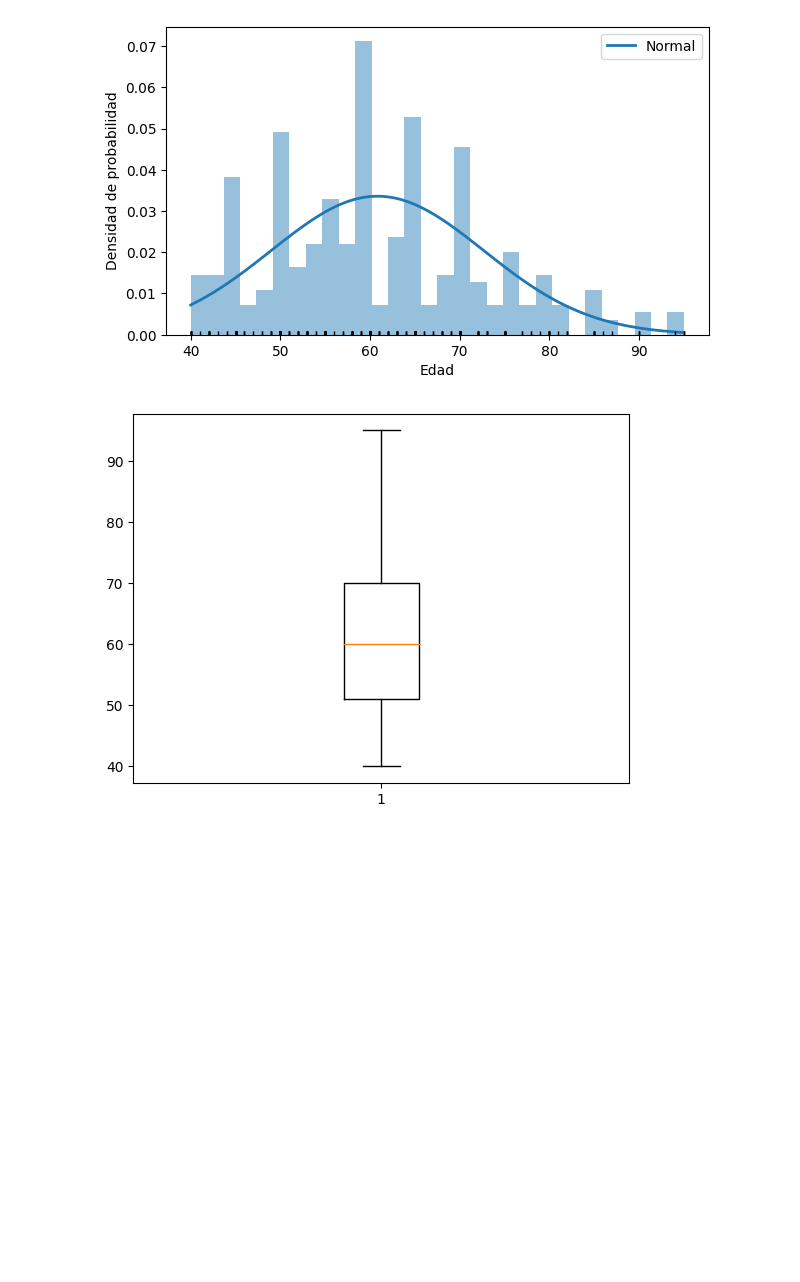
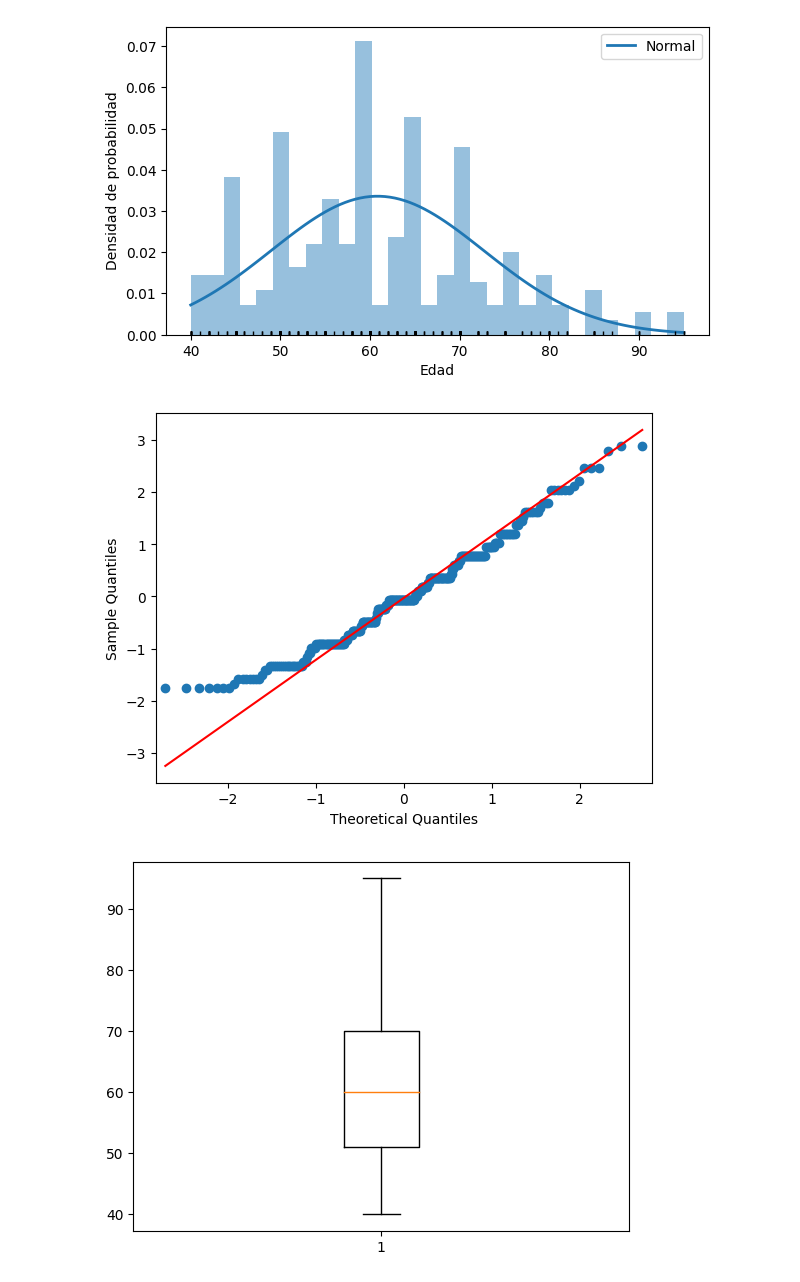
Before and after one commit to BertaVives/Analisis-de-la-insuficiencia-cardiaca, a Jupyter notebook: src/EDA.ipynb, the cells around one changed output. Saved outputs shown, nothing was run; the diff lists cells and outputs as text; code cells hidden in the pictures; blank space fills up the shorter version.

```diff
--- a/src/EDA.ipynb
+++ b/src/EDA.ipynb
@@ -164,6 +165,11 @@ ax.set_ylabel('Densidad de probabilidad')
 ax.legend();
 # %% [output]
 [figure]
+# %%
+# Miramos si sigue una distribución normal
+sm.qqplot(data['Age'],fit=True,line='q');
+# %% [output]
+[figure, added]
 # %%
 plt.boxplot(data['Age'])
 plt.show()
```
Also changed, not shown: parts of 27 cells of this notebook.
